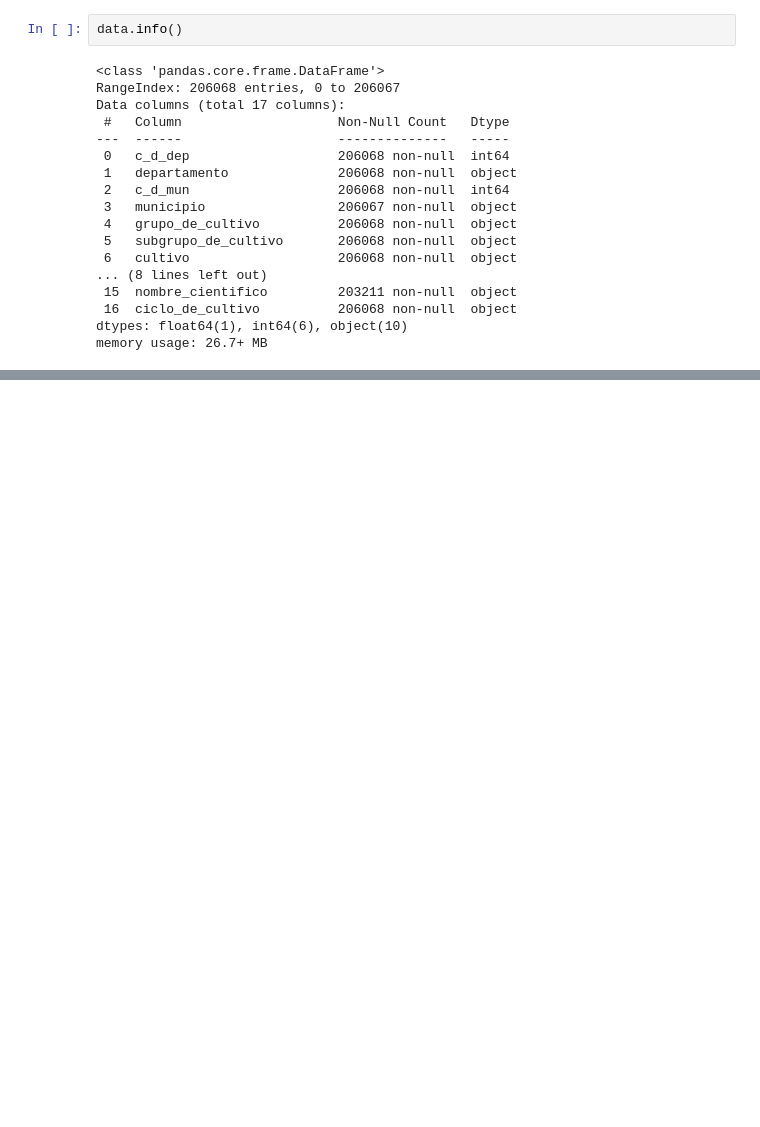
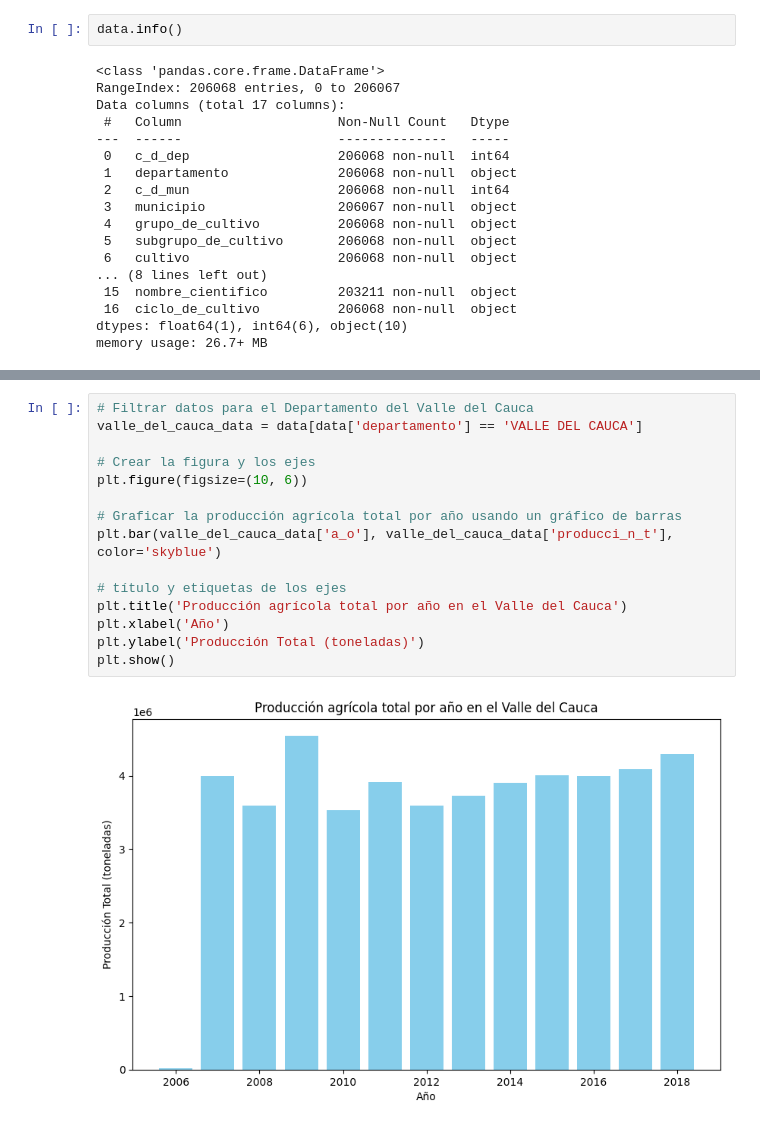
Before and after one commit to Decastan/Agricola_Dataset_Col, a Jupyter notebook: EDA_AGRO.ipynb, the cells around one changed output, grey strips where cells are left out. Cells and saved outputs as stored; diff of their text form; blank space fills up the shorter version.

```diff
--- a/EDA_AGRO.ipynb
+++ b/EDA_AGRO.ipynb
@@ -117,0 +227,17 @@ memory usage: 26.7+ MB
+# %%
+# Filtrar datos para el Departamento del Valle del Cauca
+valle_del_cauca_data = data[data['departamento'] == 'VALLE DEL CAUCA']
+
+# Crear la figura y los ejes
+plt.figure(figsize=(10, 6))
+
+# Graficar la producción agrícola total por año usando un gráfico de barras
+plt.bar(valle_del_cauca_data['a_o'], valle_del_cauca_data['producci_n_t'], color='skyblue')
+
+# título y etiquetas de los ejes
+plt.title('Producción agrícola total por año en el Valle del Cauca')
+plt.xlabel('Año')
+plt.ylabel('Producción Total (toneladas)')
+plt.show()
+# %% [output]
+[figure, added]
```
Also changed, not shown: parts of 16 cells of this notebook, 1 other file.
